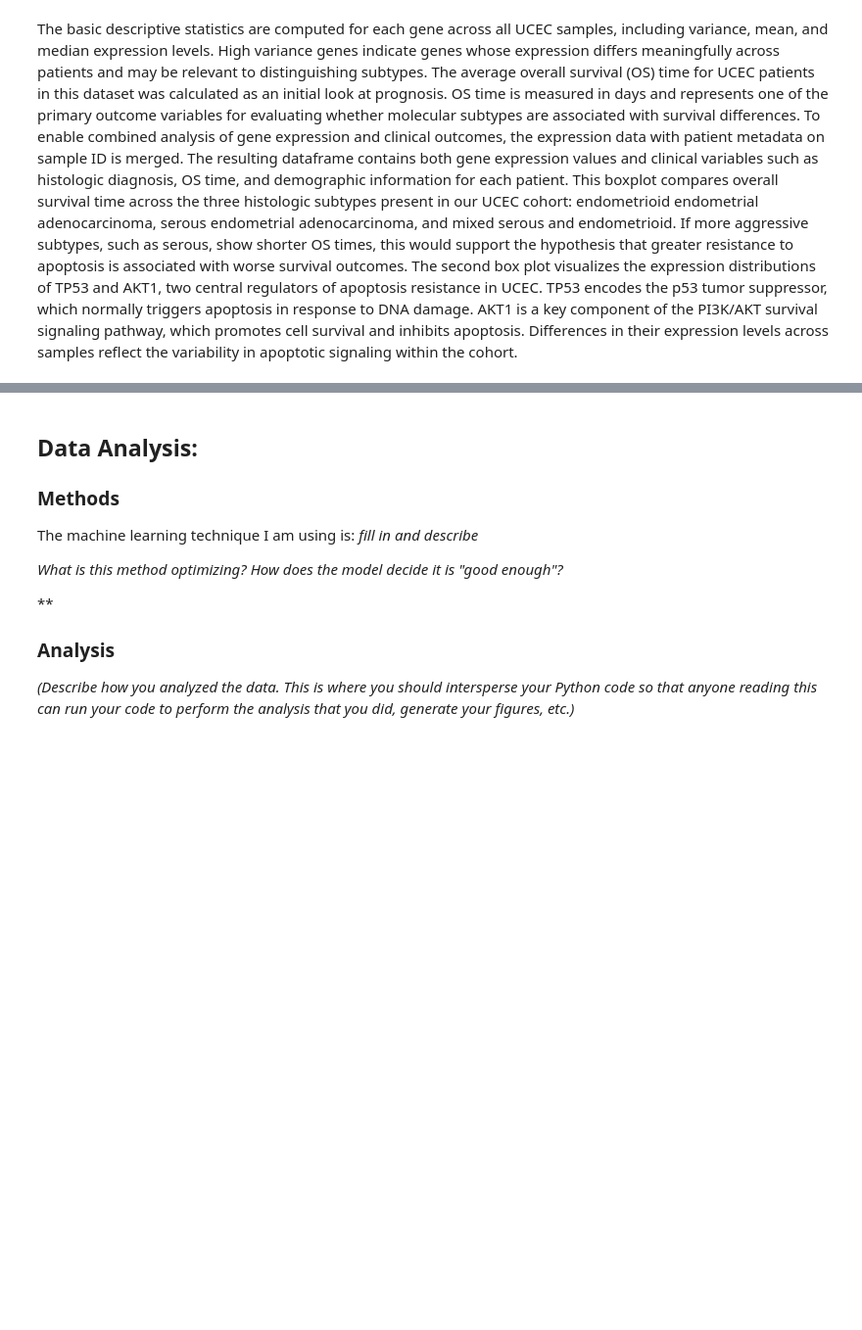
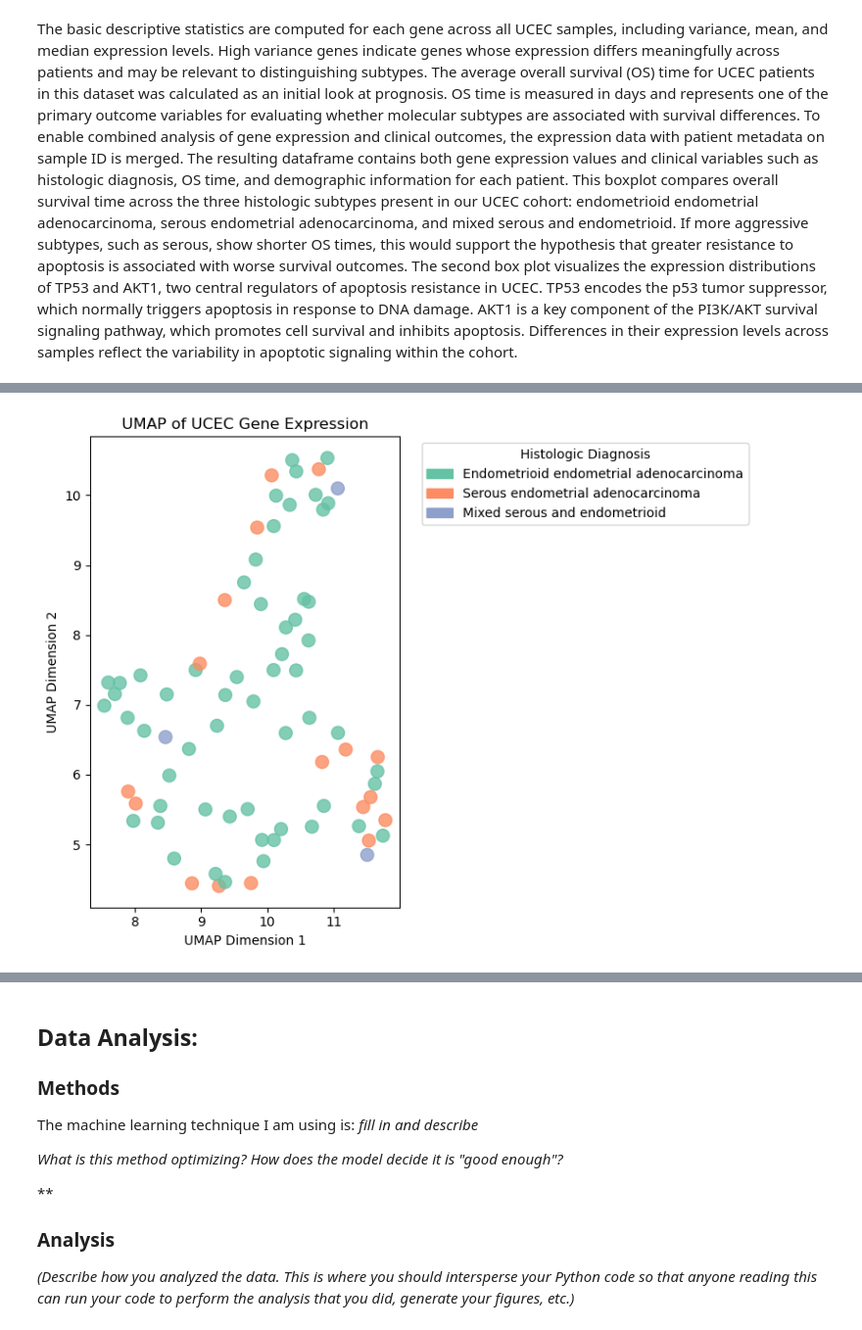
Before and after one commit to isabella-imburgia/Module-4-Cancer-Imburgia-Abed, a Jupyter notebook: code/Module 4 Template.ipynb, the cells around one changed output, grey strips where cells are left out. Shown at 98% size. Cells and saved outputs as stored; diff of their text form; code cells hidden in the pictures; blank space fills up the shorter version.

```diff
--- a/code/Module 4 Template.ipynb
+++ b/code/Module 4 Template.ipynb
@@ -205,0 +252,30 @@ The basic descriptive statistics are computed for each gene across all UCEC samp
+# %%
+from sklearn.preprocessing import StandardScaler
+import umap
+import matplotlib.patches as mpatches
+
+scaled_data = StandardScaler().fit_transform(X)
+
+reducer = umap.UMAP(n_components=2, n_neighbors=15, min_dist=0.1, random_state=42)
+X_umap = reducer.fit_transform(scaled_data)
+
+# Color by histologic_diagnosis
+diagnoses = df['histologic_diagnosis']
+categories = diagnoses.unique()
+palette = sns.color_palette("Set2", len(categories))
+color_map = dict(zip(categories, palette))
+colors = diagnoses.map(color_map)
+
+plt.figure(figsize=(8, 6))
+plt.scatter(X_umap[:, 0], X_umap[:, 1], c=colors, s=100, alpha=0.8)
+
+# Legend
+handles = [mpatches.Patch(color=color_map[d], label=d) for d in categories]
+plt.legend(handles=handles, title="Histologic Diagnosis", bbox_to_anchor=(1.05, 1), loc='upper left')
+plt.xlabel("UMAP Dimension 1")
+plt.ylabel("UMAP Dimension 2")
+plt.title("UMAP of UCEC Gene Expression")
+plt.tight_layout()
+plt.show()
+# %% [output]
+[figure, added]
```
Also changed, not shown: parts of 6 cells of this notebook, 1 other file.
